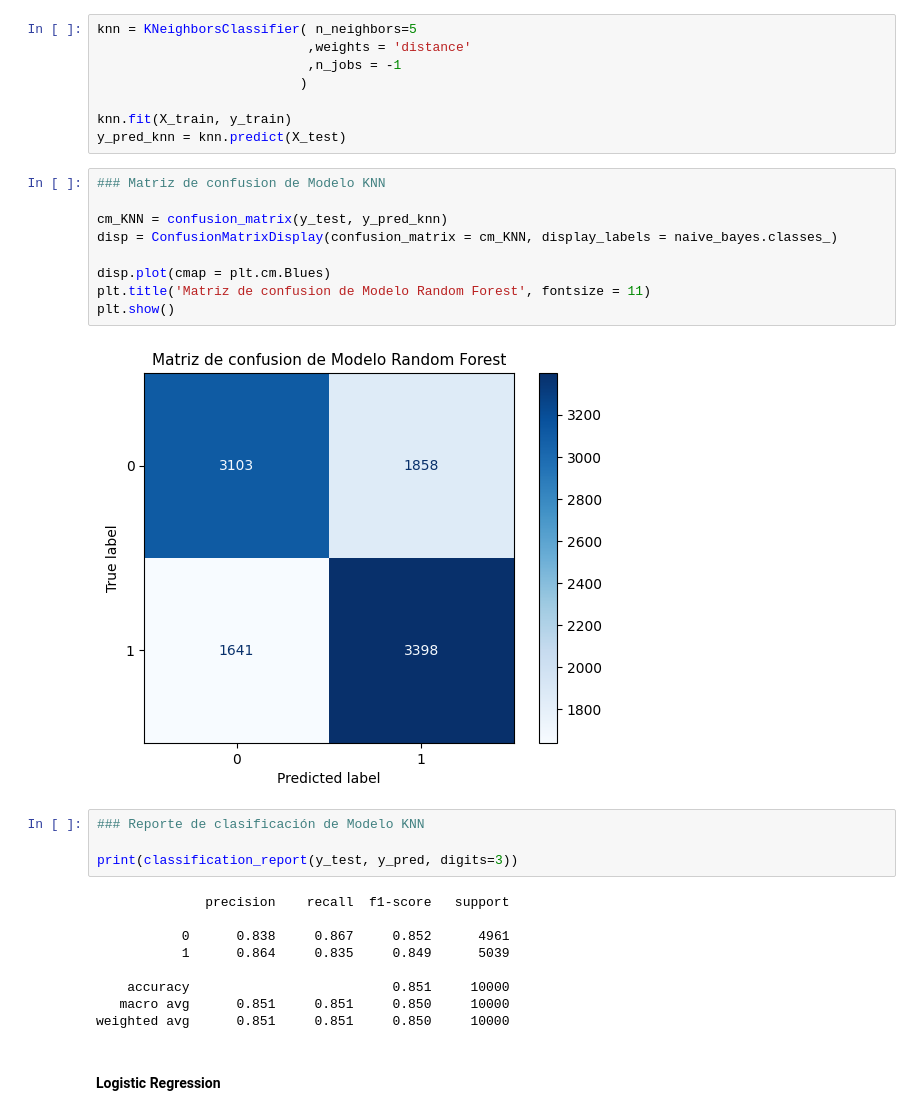
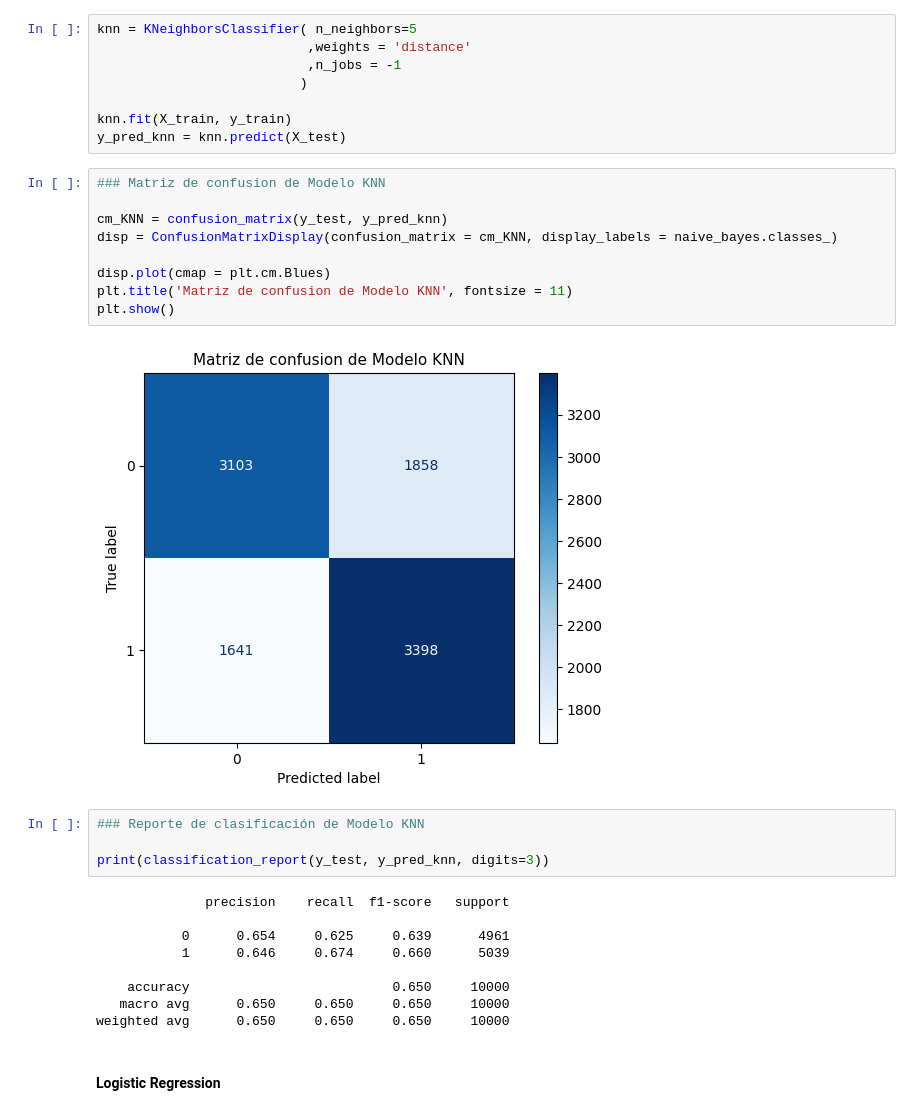
Before and after one commit to LailaBulh/Procesamiento_Lenguaje_Natural, a Jupyter notebook: Clasificacion_texto_263166.ipynb, the cells around one changed output. Cells and saved outputs as stored; diff of their text form.

```diff
--- a/Clasificacion_texto_263166.ipynb
+++ b/Clasificacion_texto_263166.ipynb
@@ -369,27 +369,27 @@ y_pred_knn = knn.predict(X_test)
 # %%
 ### Matriz de confusion de Modelo KNN
 
 cm_KNN = confusion_matrix(y_test, y_pred_knn)
 disp = ConfusionMatrixDisplay(confusion_matrix = cm_KNN, display_labels = naive_bayes.classes_)
 
 disp.plot(cmap = plt.cm.Blues)
-plt.title('Matriz de confusion de Modelo Random Forest', fontsize = 11)
+plt.title('Matriz de confusion de Modelo KNN', fontsize = 11)
 plt.show()
 # %% [output]
-[figure, old version]
+[figure, new version]
 # %%
 ### Reporte de clasificación de Modelo KNN
 
-print(classification_report(y_test, y_pred, digits=3))
+print(classification_report(y_test, y_pred_knn, digits=3))
 # %% [output]
               precision    recall  f1-score   support
 
-           0      0.838     0.867     0.852      4961
-           1      0.864     0.835     0.849      5039
+           0      0.654     0.625     0.639      4961
+           1      0.646     0.674     0.660      5039
 
-    accuracy                          0.851     10000
-   macro avg      0.851     0.851     0.850     10000
-weighted avg      0.851     0.851     0.850     10000
+    accuracy                          0.650     10000
+   macro avg      0.650     0.650     0.650     10000
+weighted avg      0.650     0.650     0.650     10000
 # %% [markdown]
 #### **Logistic Regression**
 # %%
```
Also changed, not shown: parts of 26 cells of this notebook.
